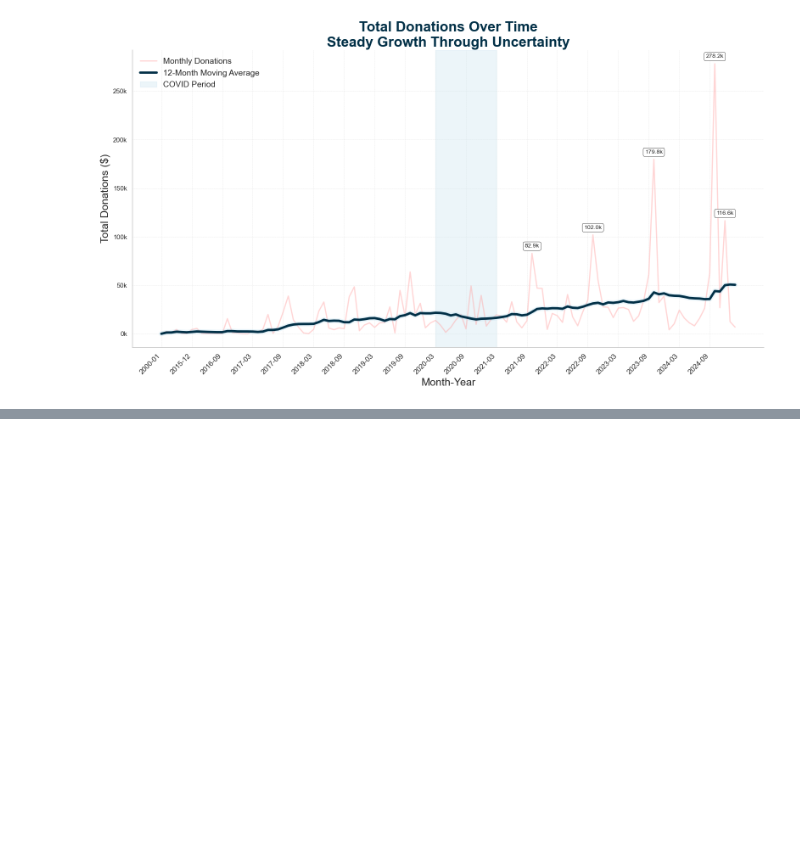
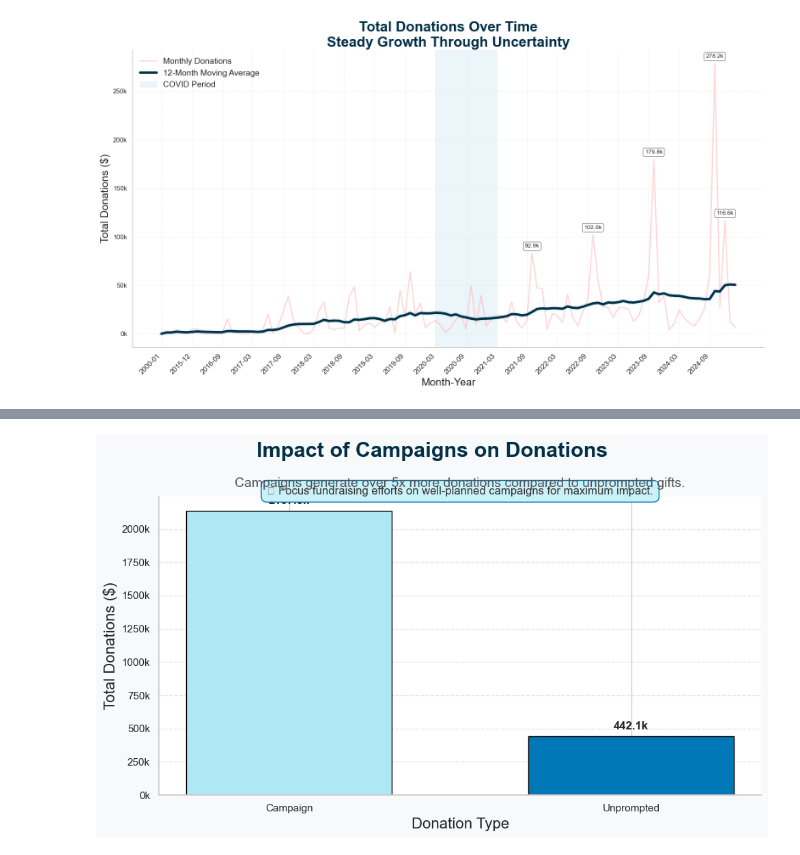
Before and after one commit to aniketgauba67/BRDC_25, a Jupyter notebook: BRDC.ipynb, the cells around one changed output, grey strips where cells are left out. Saved outputs shown, nothing was run; the diff lists cells and outputs as text; code cells hidden in the pictures; blank space fills up the shorter version.

```diff
--- a/BRDC.ipynb
+++ b/BRDC.ipynb
@@ -356,0 +557,57 @@ plt.show()
+# %%
+import matplotlib.pyplot as plt
+import matplotlib.ticker as ticker
+
+# Group data
+campaign_summary = data.groupby('Campaign_Status')['Revenue Amount'].sum()
+
+# Create figure
+fig, ax = plt.subplots(figsize=(10, 6))
+
+# Bar colors
+colors = ['#ade8f4', '#0077b6']
+
+# Plot
+bars = ax.bar(campaign_summary.index,
+              campaign_summary.values,
+              color=colors,
+              edgecolor='black',
+              width=0.6)
+
+# Title and Subtitle
+plt.suptitle('Impact of Campaigns on Donations', fontsize=22, fontweight='bold', color='#023047')
+plt.title('Campaigns generate over 5x more donations compared to unprompted gifts.', fontsize=14, color='#555', pad=10)
+
+# Labels
+ax.set_xlabel('Donation Type', fontsize=16)
+ax.set_ylabel('Total Donations ($)', fontsize=16)
+
+# Y-axis in thousands
+ax.yaxis.set_major_formatter(ticker.FuncFormatter(lambda x, pos: f'{int(x*1e-3)}k'))
+
+# Direct labels on bars
+for bar in bars:
+    height = bar.get_height()
+    ax.annotate(f'{height/1000:.1f}k',
+                xy=(bar.get_x() + bar.get_width()/2, height),
+                xytext=(0,5),
+                textcoords='offset points',
+                ha='center', va='bottom', fontsize=12, fontweight='bold')
+
+# Add a light textbox takeaway
+plt.text(0.5, max(campaign_summary)*1.05,
+         '🔍 Focus fundraising efforts on well-planned campaigns for maximum impact.',
+         fontsize=12, color='#333', ha='center', va='bottom',
+         bbox=dict(facecolor='#caf0f8', edgecolor='#0077b6', boxstyle='round,pad=0.5'))
+
+# Style tweaks
+ax.spines['top'].set_visible(False)
+ax.spines['right'].set_visible(False)
+ax.grid(axis='y', linestyle='--', alpha=0.5)
+
+fig.patch.set_facecolor('#f7f9fb')
+
+plt.tight_layout()
+plt.show()
+# %% [output]
+[figure, added]
```
Also changed, not shown: parts of 19 cells of this notebook.
